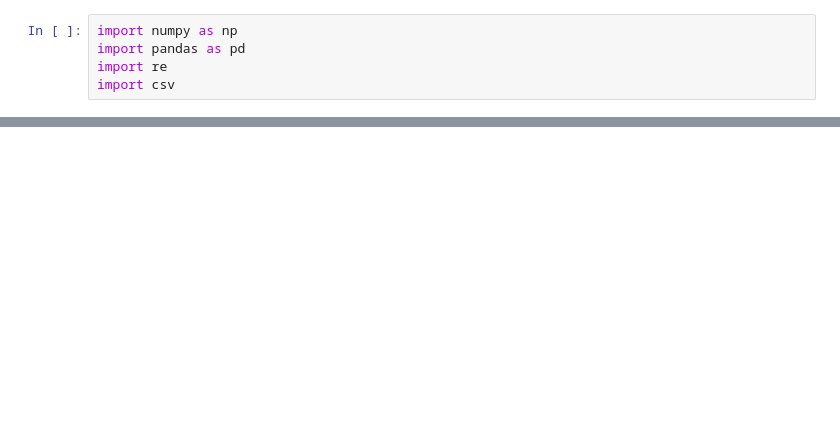
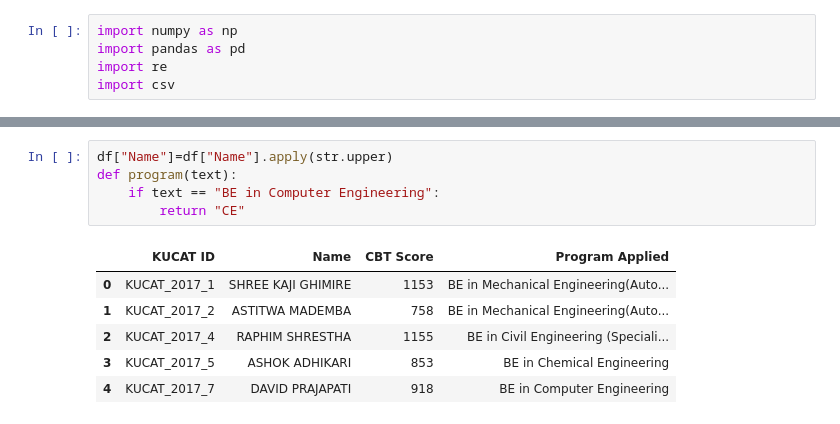
Before and after one commit to abiral-adhikari/CBTAnalysis, a Jupyter notebook: cleaning.ipynb, the cells around one changed output, grey strips where cells are left out. Cells and saved outputs as stored; diff of their text form; blank space fills up the shorter version.

```diff
--- a/cleaning.ipynb
+++ b/cleaning.ipynb
@@ -28,0 +28,12 @@ array([ True,  True, False,  True,  True])
+# %%
+df["Name"]=df["Name"].apply(str.upper)
+def program(text):
+    if text == "BE in Computer Engineering":
+        return "CE"
+# %% [output]
+|  | KUCAT ID | Name | CBT Score | Program Applied |
+| 0 | KUCAT_2017_1 | SHREE KAJI GHIMIRE | 1153 | BE in Mechanical Engineering(Auto... |
+| 1 | KUCAT_2017_2 | ASTITWA MADEMBA | 758 | BE in Mechanical Engineering(Auto... |
+| 2 | KUCAT_2017_4 | RAPHIM SHRESTHA | 1155 | BE in Civil Engineering (Speciali... |
+| 3 | KUCAT_2017_5 | ASHOK ADHIKARI | 853 | BE in Chemical Engineering |
+| 4 | KUCAT_2017_7 | DAVID PRAJAPATI | 918 | BE in Computer Engineering |
```
Also changed, not shown: parts of 3 cells of this notebook, 2 other files.
